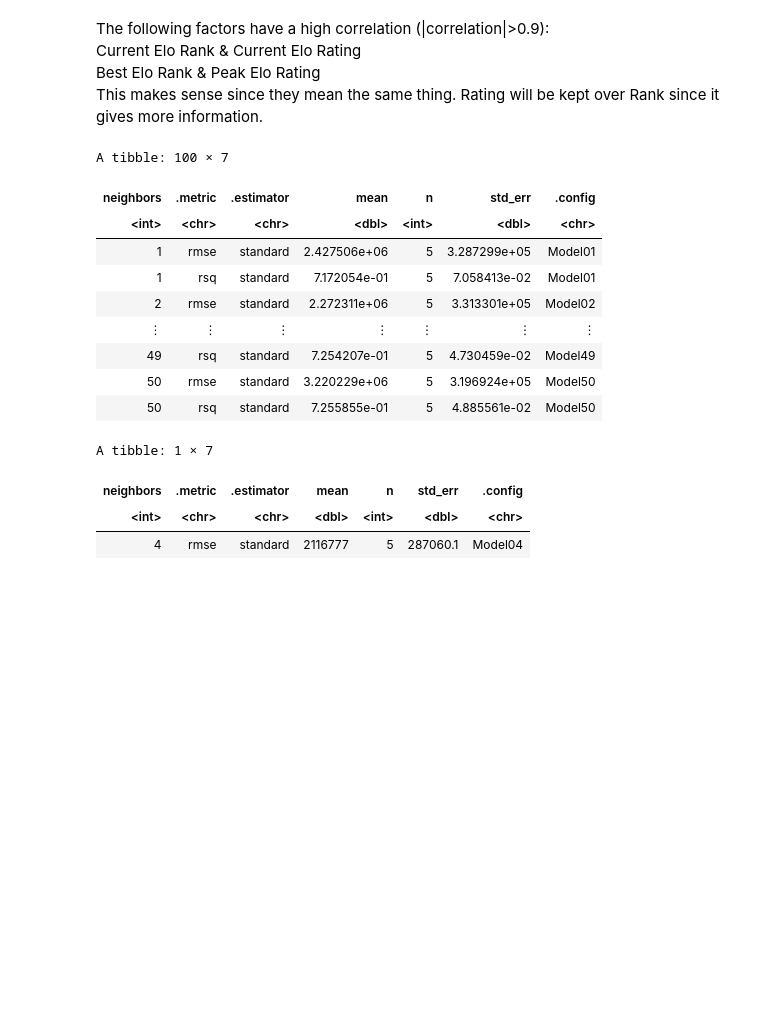
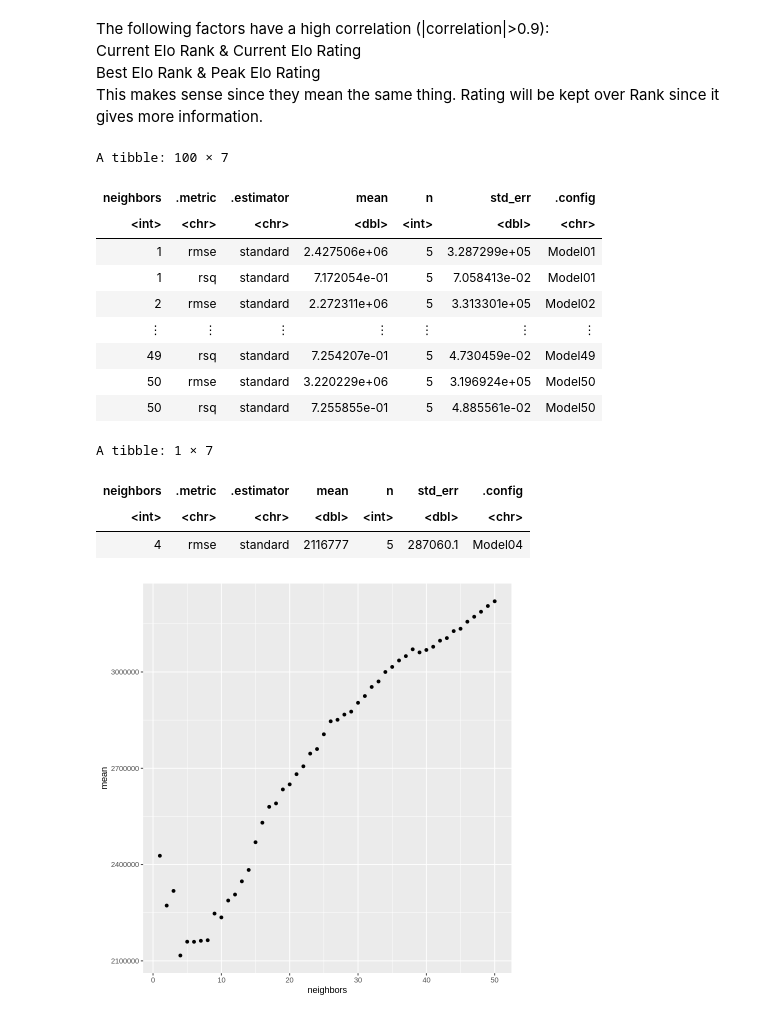
Before and after one commit to alisontucker/DSCI-100-Group-Project, a Jupyter notebook: Main_code.ipynb, the cells around one changed output. Saved outputs shown, nothing was run; the diff lists cells and outputs as text; code cells hidden in the pictures; blank space fills up the shorter version.

```diff
--- a/Main_code.ipynb
+++ b/Main_code.ipynb
@@ -284,33 +284,36 @@ player_results = player_workflow %>%
                     collect_metrics()
 player_results
 
 player_k_graph<-player_results%>%
     filter(.metric=="rmse")%>%
     select(neighbors,mean)%>%
     ggplot(aes(x=neighbors, y=mean))+
         geom_point()
 
+player_k_graph
+
 player_min <- player_results %>%
     filter(.metric == "rmse") %>%
     arrange(mean) %>%
     slice(1)
 
 player_min
 # %% [output]
 A tibble: 100 × 7
 | neighbors | .metric | .estimator | mean | n | std_err | .config |
 | <int> | <chr> | <chr> | <dbl> | <int> | <dbl> | <chr> |
 | 1 | rmse | standard | 2.427506e+06 | 5 | 3.287299e+05 | Model01 |
 | 1 | rsq | standard | 7.172054e-01 | 5 | 7.058413e-02 | Model01 |
 | 2 | rmse | standard | 2.272311e+06 | 5 | 3.313301e+05 | Model02 |
 | ⋮ | ⋮ | ⋮ | ⋮ | ⋮ | ⋮ | ⋮ |
 | 49 | rsq | standard | 7.254207e-01 | 5 | 4.730459e-02 | Model49 |
 | 50 | rmse | standard | 3.220229e+06 | 5 | 3.196924e+05 | Model50 |
 | 50 | rsq | standard | 7.255855e-01 | 5 | 4.885561e-02 | Model50 |
 A tibble: 1 × 7
 | neighbors | .metric | .estimator | mean | n | std_err | .config |
 | <int> | <chr> | <chr> | <dbl> | <int> | <dbl> | <chr> |
 | 4 | rmse | standard | 2116777 | 5 | 287060.1 | Model04 |
+[figure, added]
 # %%
 k_min <- player_min %>%
           pull(neighbors)
```
Also changed, not shown: parts of 3 cells of this notebook.
